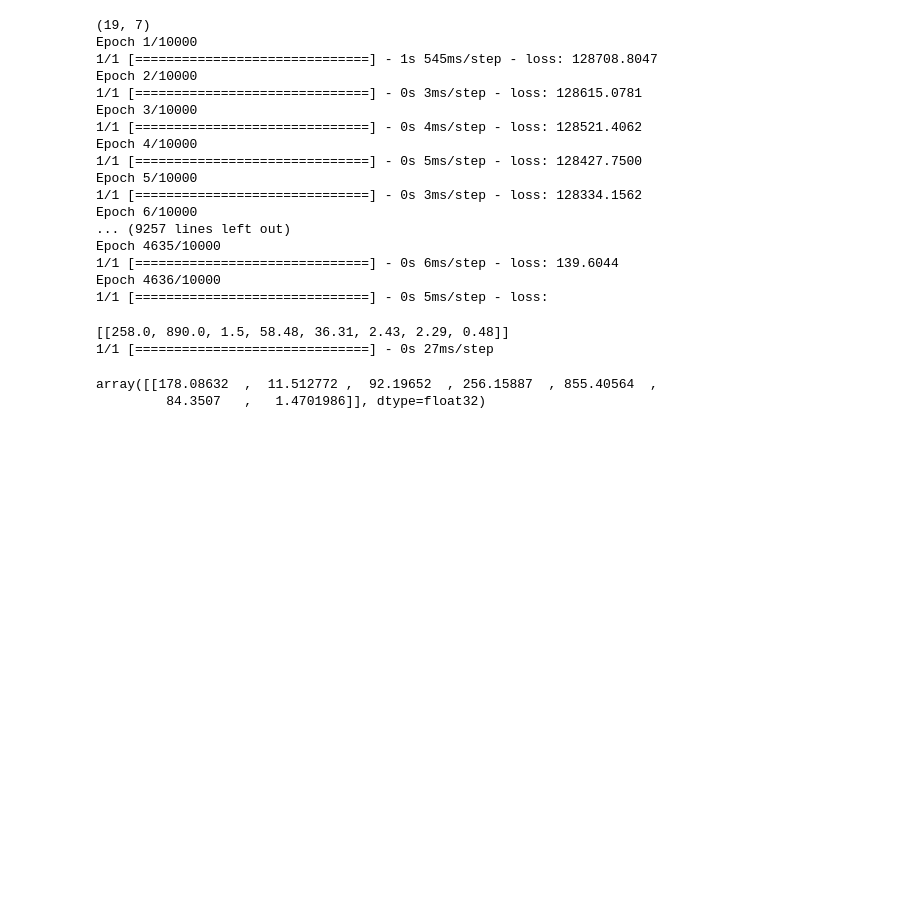
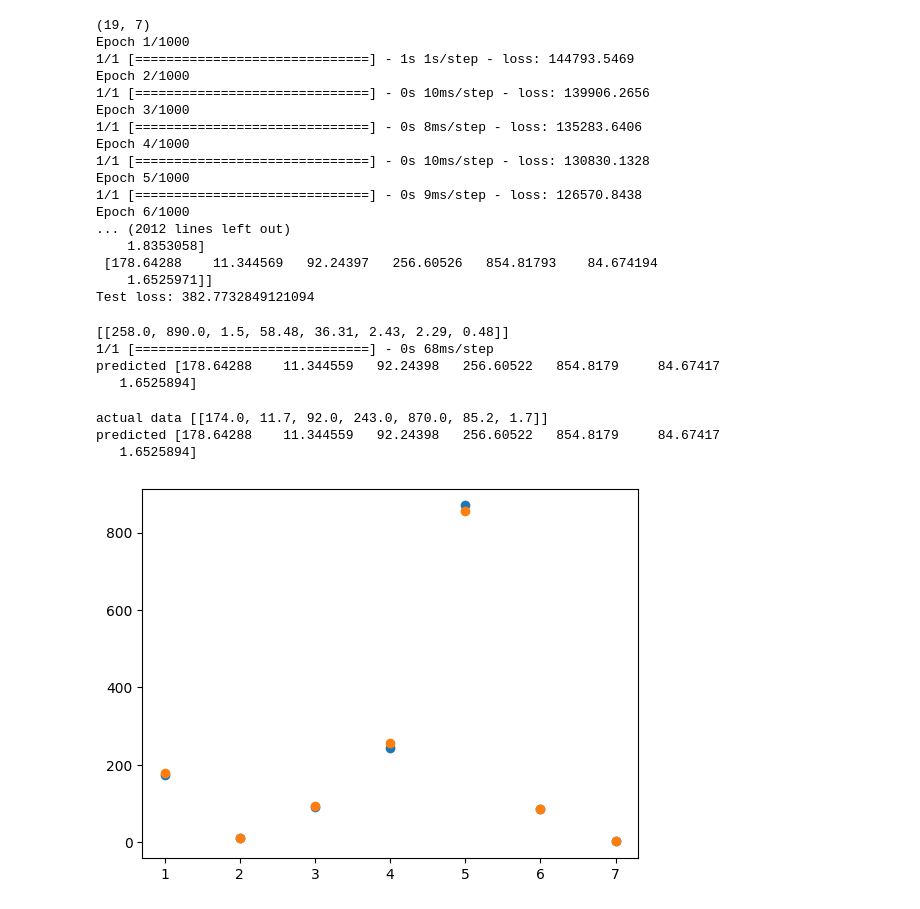
Before and after one commit to sandeeppatel2001/prediction, a Jupyter notebook: index2.ipynb, the cells around one changed output. Cells and saved outputs as stored; diff of their text form; code cells hidden in the pictures; blank space fills up the shorter version.

```diff
--- a/index2.ipynb
+++ b/index2.ipynb
@@ -2,6 +2,7 @@
 import numpy as np
 import tensorflow as tf
 from tensorflow.keras import layers
+import matplotlib.pyplot as plt
 import pandas as pd
 # Define the input and output data
 Input = pd.read_csv("training_input.csv")
@@ -9,8 +10,6 @@ X = np.array(Input)
 # Input_features
 Output = pd.read_csv("training_output.csv")
 Y = np.array(Output)
-
-
 
 print(Y.shape)
 # Define the neural network model
@@ -36,26 +35,26 @@ predictions = model.predict(x2)
 
 # Print the results
 print("Predictions:", predictions)
-
-print(x2)
+print("Test loss:", test_loss)
+# print(x2)
 # %% [output]
 (19, 7)
-Epoch 1/10000
-1/1 [==============================] - 1s 545ms/step - loss: 128708.8047
-Epoch 2/10000
-1/1 [==============================] - 0s 3ms/step - loss: 128615.0781
-Epoch 3/10000
-1/1 [==============================] - 0s 4ms/step - loss: 128521.4062
-Epoch 4/10000
-1/1 [==============================] - 0s 5ms/step - loss: 128427.7500
-Epoch 5/10000
-1/1 [==============================] - 0s 3ms/step - loss: 128334.1562
-Epoch 6/10000
-... (9257 lines left out)
-Epoch 4635/10000
-1/1 [==============================] - 0s 6ms/step - loss: 139.6044
-Epoch 4636/10000
-1/1 [==============================] - 0s 5ms/step - loss:
+Epoch 1/1000
+1/1 [==============================] - 1s 1s/step - loss: 144793.5469
+Epoch 2/1000
+1/1 [==============================] - 0s 10ms/step - loss: 139906.2656
+Epoch 3/1000
+1/1 [==============================] - 0s 8ms/step - loss: 135283.6406
+Epoch 4/1000
+1/1 [==============================] - 0s 10ms/step - loss: 130830.1328
+Epoch 5/1000
+1/1 [==============================] - 0s 9ms/step - loss: 126570.8438
+Epoch 6/1000
+... (2012 lines left out)
+    1.8353058]
+ [178.64288    11.344569   92.24397   256.60526   854.81793    84.674194
+    1.6525971]]
+Test loss: 382.7732849121094
 # %%
 n = 8
 t=[]
@@ -63,9 +62,29 @@ arr = input("enter a arr without comma ony space seperated")   # takes the whole
 l = list(map(float,arr.split(' ')))
 t.append(l)
 print(t)
-model.predict(t)
+ans=model.predict(t)
 # %% [output]
 [[258.0, 890.0, 1.5, 58.48, 36.31, 2.43, 2.29, 0.48]]
-1/1 [==============================] - 0s 27ms/step
+1/1 [==============================] - 0s 68ms/step
+predicted [178.64288    11.344559   92.24398   256.60522   854.8179     84.67417
+   1.6525894]
-array([[178.08632  ,  11.512772 ,  92.19652  , 256.15887  , 855.40564  ,
-         84.3507   ,   1.4701986]], dtype=float32)
+# %%
+actualdata=input("inter actual data for comparing with predicted value")
+realdata=[]
+li = list(map(float,actualdata.split(' ')))
+realdata.append(li)
+print("actual data",realdata)
+print("predicted",ans[0])
+x = np.arange(1, 8)
+y = np.array(realdata)
+plt.scatter(x, y)
+
+y = np.array(ans[0])
+plt.scatter(x, y)
+
+plt.show()
+# %% [output]
+actual data [[174.0, 11.7, 92.0, 243.0, 870.0, 85.2, 1.7]]
+predicted [178.64288    11.344559   92.24398   256.60522   854.8179     84.67417
+   1.6525894]
+[figure, added]
```
Also changed, not shown: 2 other files.
